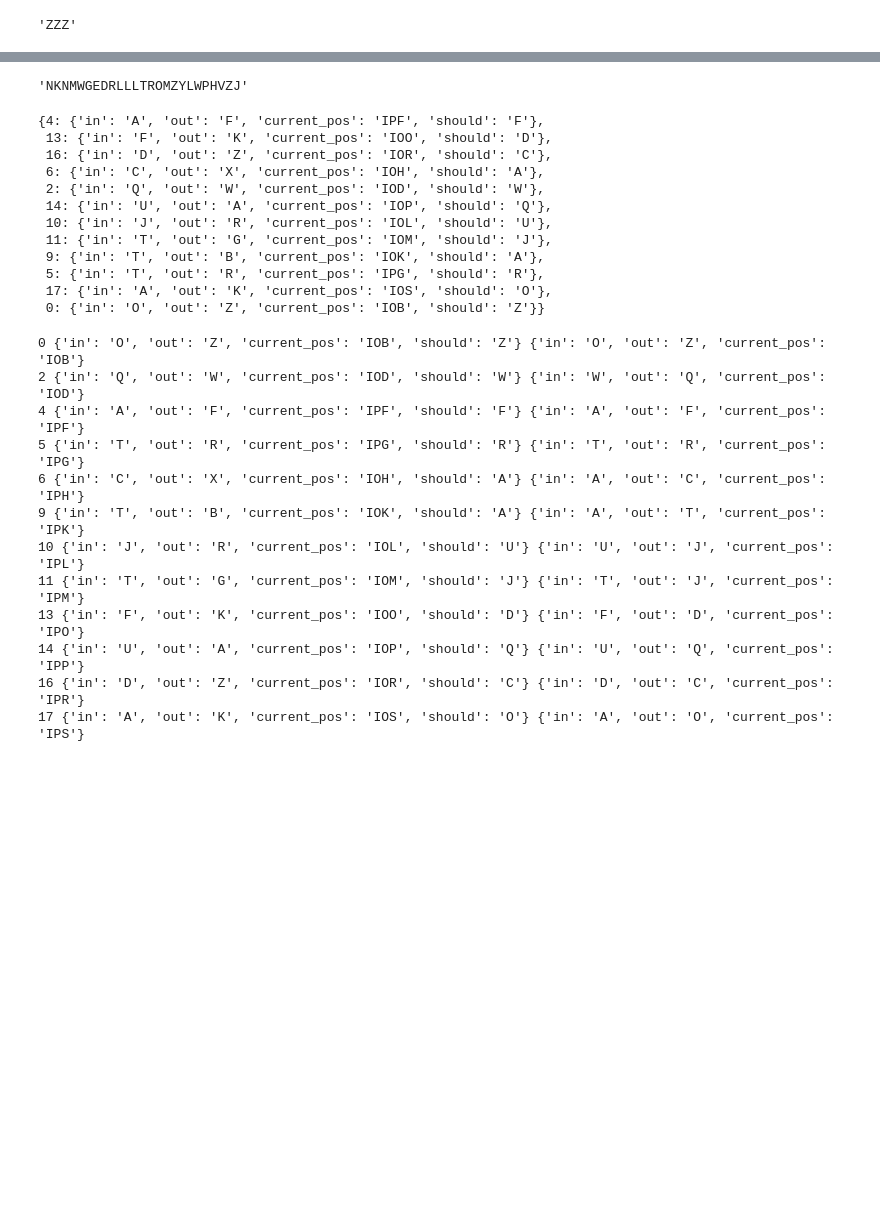
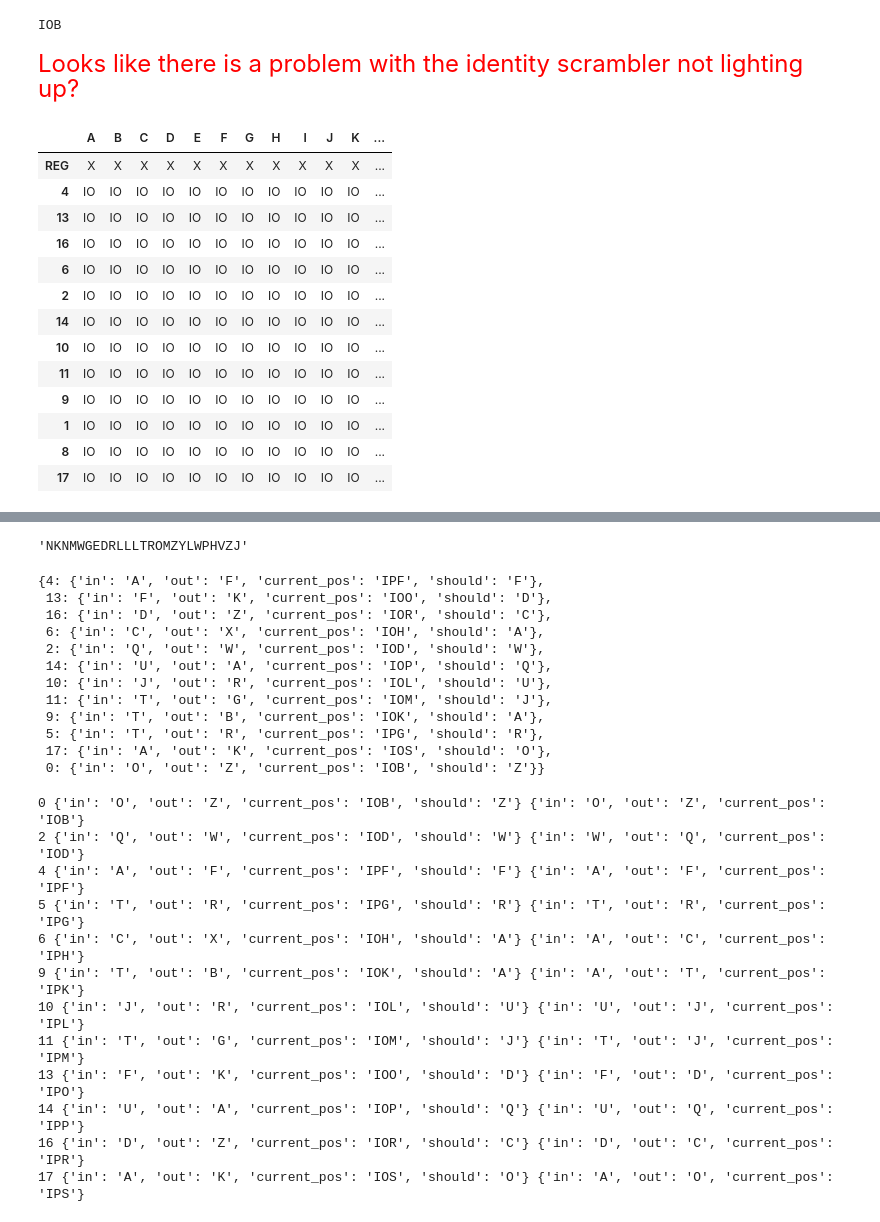
Before and after one commit to pat-hearps/enigma-recreation, a Jupyter notebook: enigma2bombes.ipynb, the cells around one changed output, grey strips where cells are left out. Saved outputs shown, nothing was run; the diff lists cells and outputs as text; code cells hidden in the pictures; blank space fills up the shorter version.

```diff
--- a/enigma2bombes.ipynb
+++ b/enigma2bombes.ipynb
@@ -4,6 +4,9 @@ from string import ascii_uppercase, ascii_letters
 from pprint import pprint
 from copy import deepcopy
 import dill
+import pandas as pd
+import numpy as np
+pd.set_option('display.max_columns', 27)
 # %%
 ## initial data needed to generate setup of rotors through Bombe Scrambler
 # entry = 'ABCDEFGHIJKLMNOPQRSTUVWXYZ'
@@ -53,8 +61,8 @@ class ScramblerBombe:
         self.current_position = menu_link
         self.pos_left_rotor, self.pos_mid_rotor, self.pos_rgt_rotor = (ascii_uppercase.index(m) for m in menu_link.upper())
         self.status = {}
-        self.status['in'] = deepcopy(blank_status)
-        self.status['out'] = deepcopy(blank_status)
+        self.status['in'] = {char:0 for char in entry}
+        self.status['out'] = {char:0 for char in entry}
         self.conx_in = conx_in
         self.conx_out = conx_out
 
@@ -142,9 +150,7 @@ class ScramblerBombe:
 
     def step_enigma(self):
         """Just acts on itself, steps the rotors"""
-
 #         print(f"Lpos={self.pos_left_rotor}, Mpos={self.pos_mid_rotor}, Rpos={self.pos_rgt_rotor}")
-
         if self.pos_rgt_rotor == self.middle_notch and self.pos_mid_rotor == self.left_notch:
             self.pos_rgt_rotor = self.rotor_step(self.pos_rgt_rotor)
             self.pos_mid_rotor = self.rotor_step(self.pos_mid_rotor)
@@ -158,7 +164,6 @@ class ScramblerBombe:
             self.pos_rgt_rotor = self.rotor_step(self.pos_rgt_rotor)
 
         self.translate_current_position()
-
 #         print(f"Lpos={self.pos_left_rotor}, Mpos={self.pos_mid_rotor}, Rpos={self.pos_rgt_rotor}")
 
     def update(self):
@@ -173,8 +178,8 @@ class ScramblerBombe:
                     self.status[sides[1]][self.full_scramble(char)] = 1
 
     def reset_status(self):
-        self.status['in'] = deepcopy(blank_status)
-        self.status['out'] = deepcopy(blank_status)
+        self.status['in'] = {char:0 for char in entry}
+        self.status['out'] = {char:0 for char in entry}
 # %%
 # eb1 = ScramblerBombe(left_rotor='II',middle_rotor='V',right_rotor='III',reflector='C',menu_link='BCD')
 # %%
@@ -343,4 +354,36 @@ tb1.setup(menu)
+# %%
+tb1.test_char = 'C'
+# %%
+tb1.spin_scramblers()
+tb1.reset_scramblers_and_register()
+print(tb1.identity_scrambler.current_position)
+tb1.light_character(tb1.test_char)
+tb1.sync_test_register()
+# %% [output]
+IOB
+# %% [markdown]
+<font color = 'red'><font size = 5>
+Looks like there is a problem with the identity scrambler not lighting up?
+# %%
+tb1.update_all()
+tb1.pulse_connections()
+tb1.sync_test_register()
+tb1.pdf_scrambler_statuses()
+tb1.flash_scrambler_statuses
+# %% [output]
+|  | A | B | C | D | E | F | G | H | I | J | K | ... |
+| REG | X | X | X | X | X | X | X | X | X | X | X | ... |
+| 4 | IO | IO | IO | IO | IO | IO | IO | IO | IO | IO | IO | ... |
+| 13 | IO | IO | IO | IO | IO | IO | IO | IO | IO | IO | IO | ... |
+| 16 | IO | IO | IO | IO | IO | IO | IO | IO | IO | IO | IO | ... |
+| 6 | IO | IO | IO | IO | IO | IO | IO | IO | IO | IO | IO | ... |
+| 2 | IO | IO | IO | IO | IO | IO | IO | IO | IO | IO | IO | ... |
+| 14 | IO | IO | IO | IO | IO | IO | IO | IO | IO | IO | IO | ... |
+| 10 | IO | IO | IO | IO | IO | IO | IO | IO | IO | IO | IO | ... |
+| 11 | IO | IO | IO | IO | IO | IO | IO | IO | IO | IO | IO | ... |
+| 9 | IO | IO | IO | IO | IO | IO | IO | IO | IO | IO | IO | ... |
+| 1 | IO | IO | IO | IO | IO | IO | IO | IO | IO | IO | IO | ... |
+| 8 | IO | IO | IO | IO | IO | IO | IO | IO | IO | IO | IO | ... |
+| 17 | IO | IO | IO | IO | IO | IO | IO | IO | IO | IO | IO | ... |
 # %%
-tb1.identity_scrambler.current_position
+# tb1.identity_scrambler.current_position
-# %% [output]
-'ZZZ'
```
Also changed, not shown: parts of 20 cells of this notebook.
